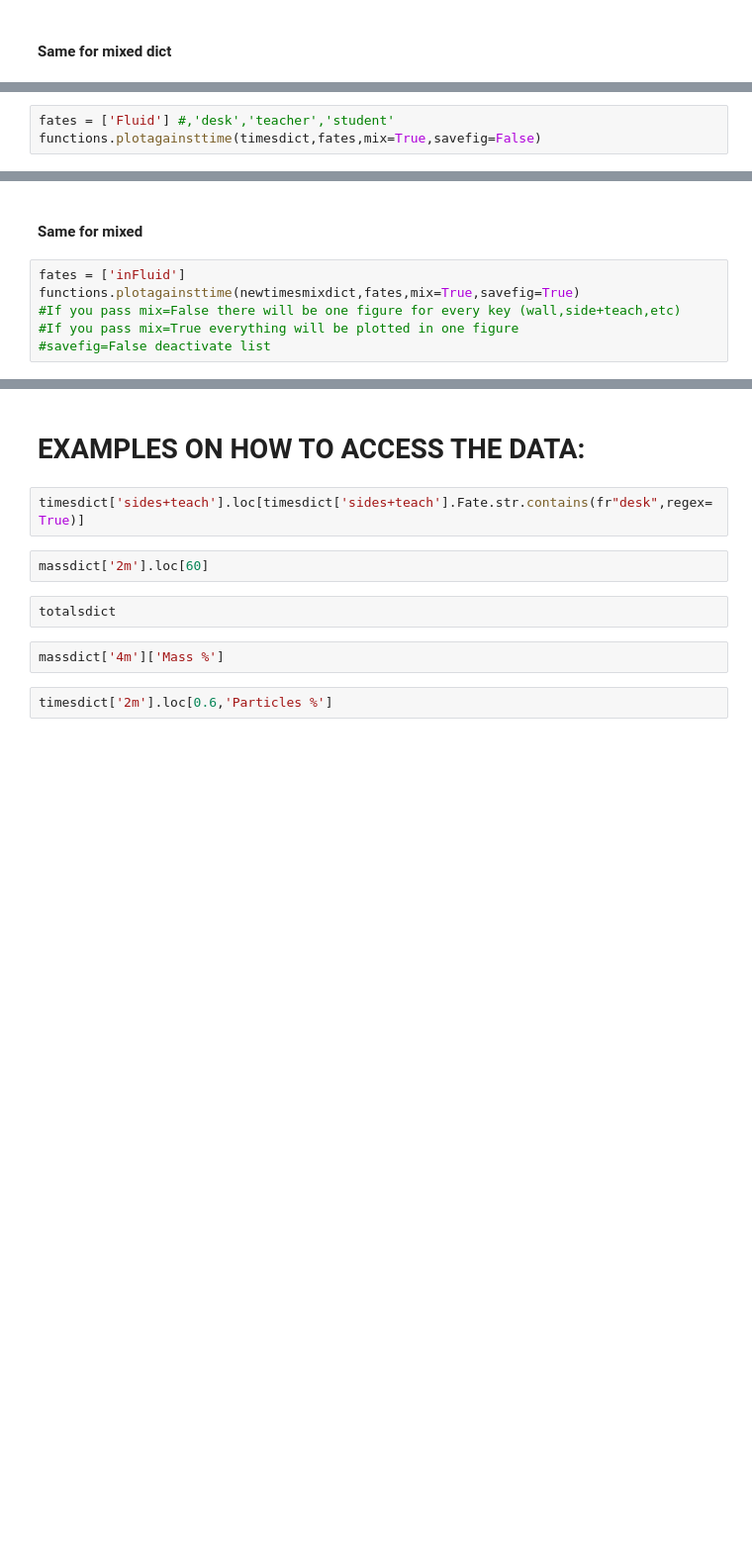
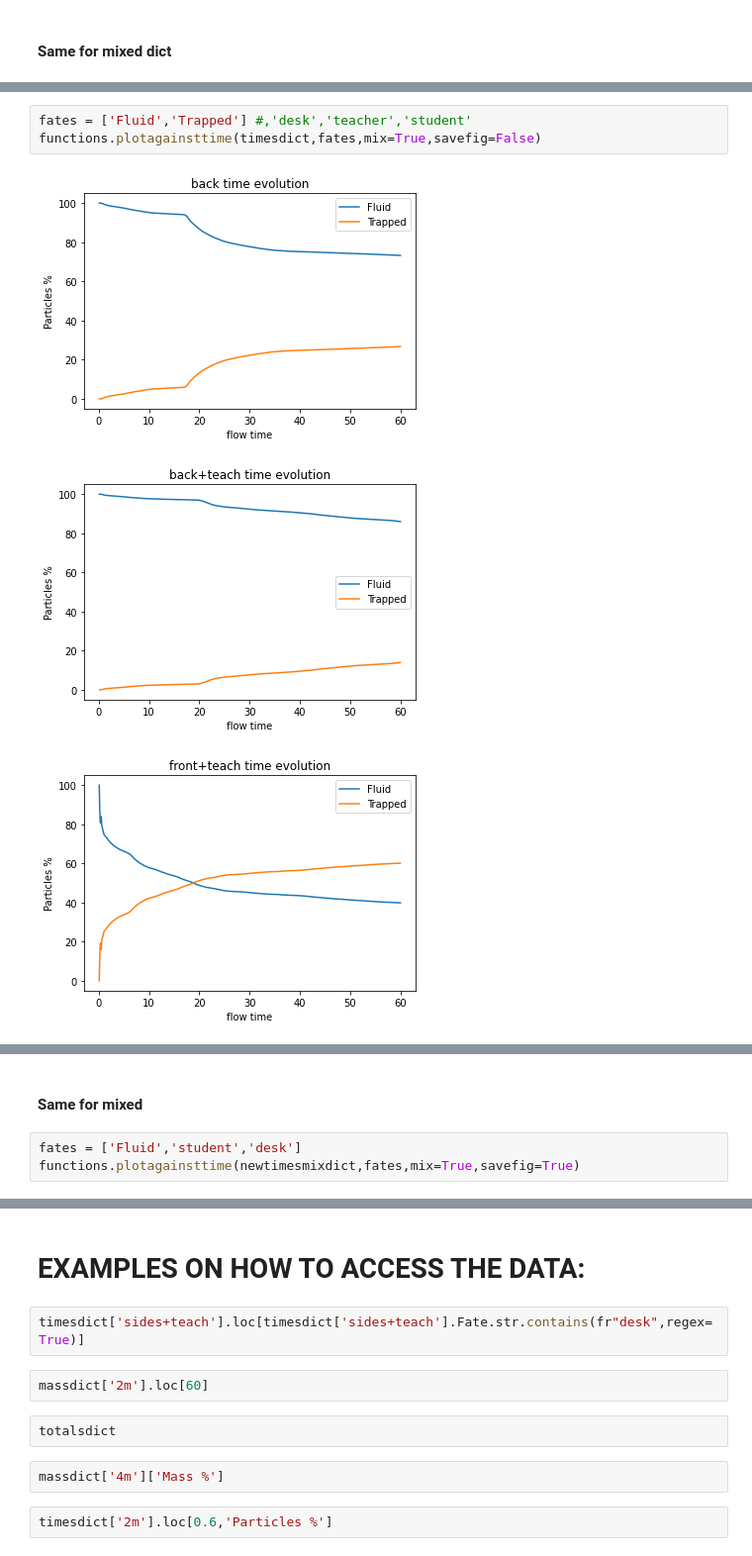
Before and after one commit to socrates-ferna/fluentdpm-posproc, a Jupyter notebook: analysis.ipynb, the cells around one changed output, grey strips where cells are left out. Shown: that part at 99% size. Saved outputs shown, nothing was run; the diff lists cells and outputs as text; blank space fills up the shorter version.

```diff
--- a/analysis.ipynb
+++ b/analysis.ipynb
@@ -249,3 +249,7 @@ array([0. , 1.5, 3. , 4.5, 6. ])
 # %%
-fates = ['Fluid'] #,'desk','teacher','student'
+fates = ['Fluid','Trapped'] #,'desk','teacher','student'
 functions.plotagainsttime(timesdict,fates,mix=True,savefig=False)
+# %% [output]
+[figure, added]
+[figure, added]
+[figure, added]
@@ -252,8 +258,5 @@ functions.plotagainsttime(timesdict,fates,mix=True,savefig=False)
 # %% [markdown]
 #### Same for mixed
-# %%
-fates = ['inFluid']
-functions.plotagainsttime(newtimesmixdict,fates,mix=True,savefig=True)
-#If you pass mix=False there will be one figure for every key (wall,side+teach,etc)
-#If you pass mix=True everything will be plotted in one figure
-#savefig=False deactivate list
+# %%
+fates = ['Fluid','student','desk']
+functions.plotagainsttime(newtimesmixdict,fates,mix=True,savefig=True)
```
Also changed, not shown: parts of 53 cells of this notebook, 1 other file.
